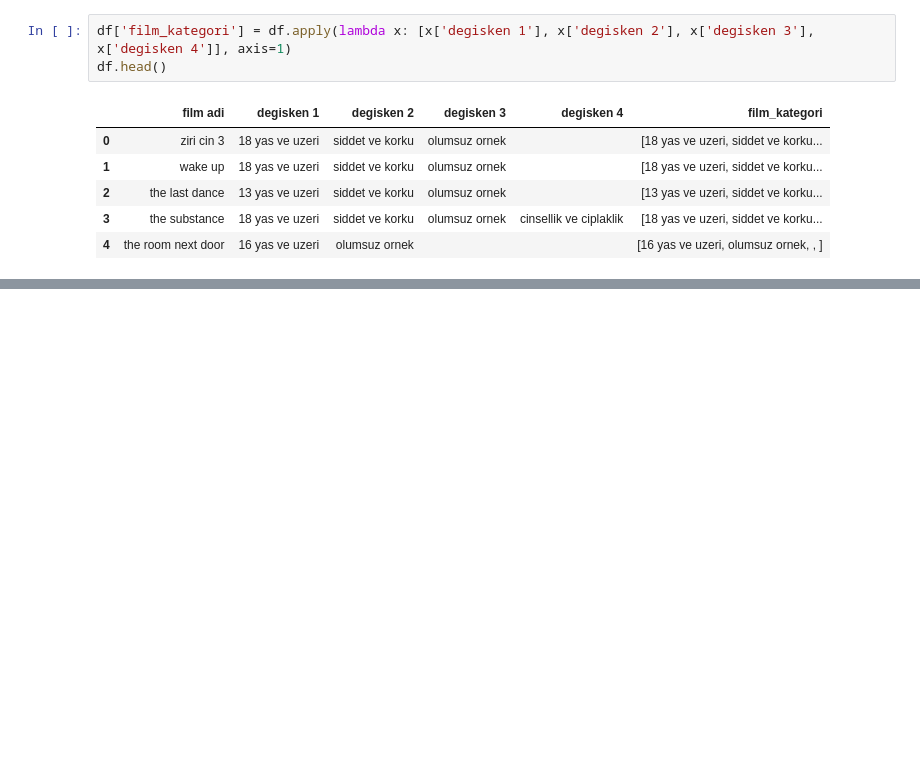
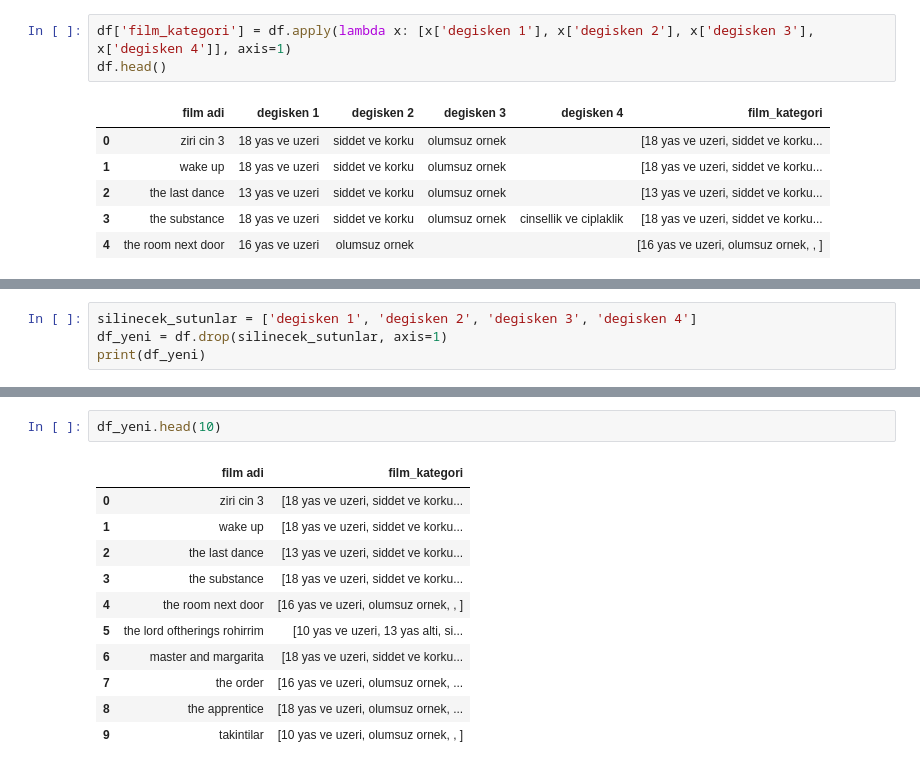
Before and after one commit to Fcansu/Film_Classification_Project, a Jupyter notebook: siniflanmis_data_preprocessing.ipynb, the cells around one changed output, grey strips where cells are left out. Drawn from its saved outputs; the diff is of its cells as text; blank space fills up the shorter version.

```diff
--- a/siniflanmis_data_preprocessing.ipynb
+++ b/siniflanmis_data_preprocessing.ipynb
@@ -61,0 +64,4 @@ df.head()
+# %%
+silinecek_sutunlar = ['degisken 1', 'degisken 2', 'degisken 3', 'degisken 4']
+df_yeni = df.drop(silinecek_sutunlar, axis=1)
+print(df_yeni)
@@ -61,0 +83,14 @@ df.head()
+# %%
+df_yeni.head(10)
+# %% [output]
+|  | film adi | film_kategori |
+| 0 | ziri cin 3 | [18 yas ve uzeri, siddet ve korku... |
+| 1 | wake up | [18 yas ve uzeri, siddet ve korku... |
+| 2 | the last dance | [13 yas ve uzeri, siddet ve korku... |
+| 3 | the substance | [18 yas ve uzeri, siddet ve korku... |
+| 4 | the room next door | [16 yas ve uzeri, olumsuz ornek, , ] |
+| 5 | the lord oftherings rohirrim | [10 yas ve uzeri, 13 yas alti, si... |
+| 6 | master and margarita | [18 yas ve uzeri, siddet ve korku... |
+| 7 | the order | [16 yas ve uzeri, olumsuz ornek, ... |
+| 8 | the apprentice | [18 yas ve uzeri, olumsuz ornek, ... |
+| 9 | takintilar | [10 yas ve uzeri, olumsuz ornek, , ] |
```
Also changed, not shown: parts of 3 cells of this notebook.
